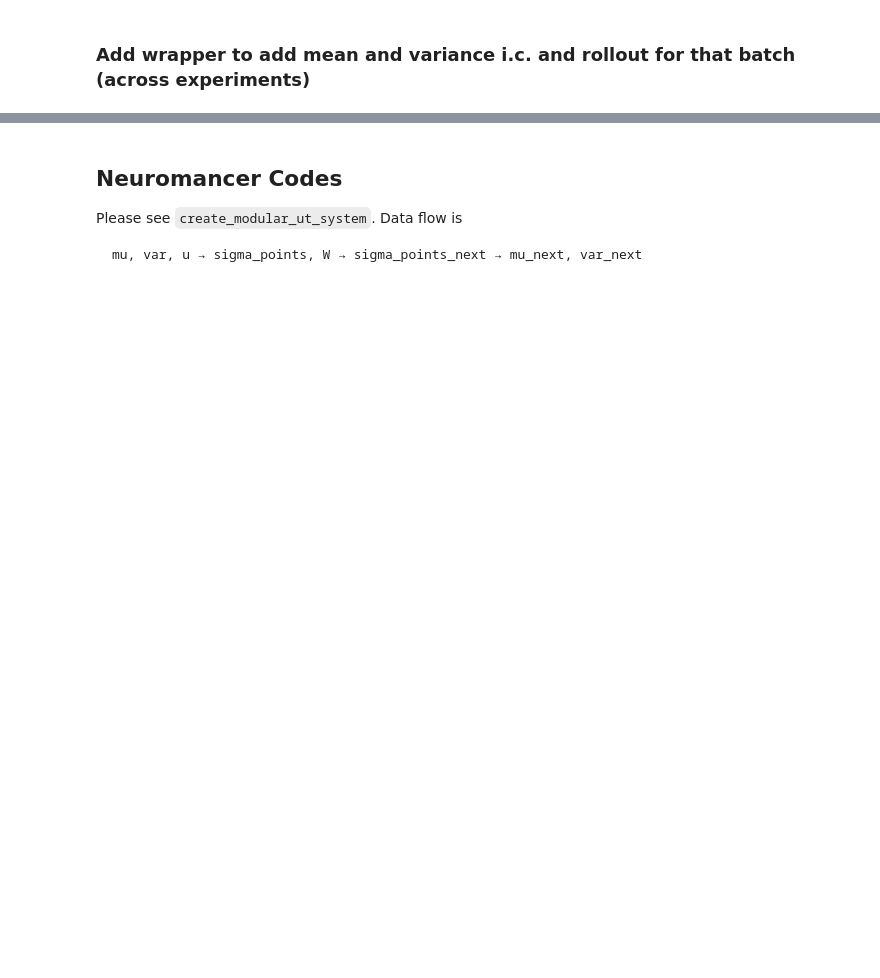
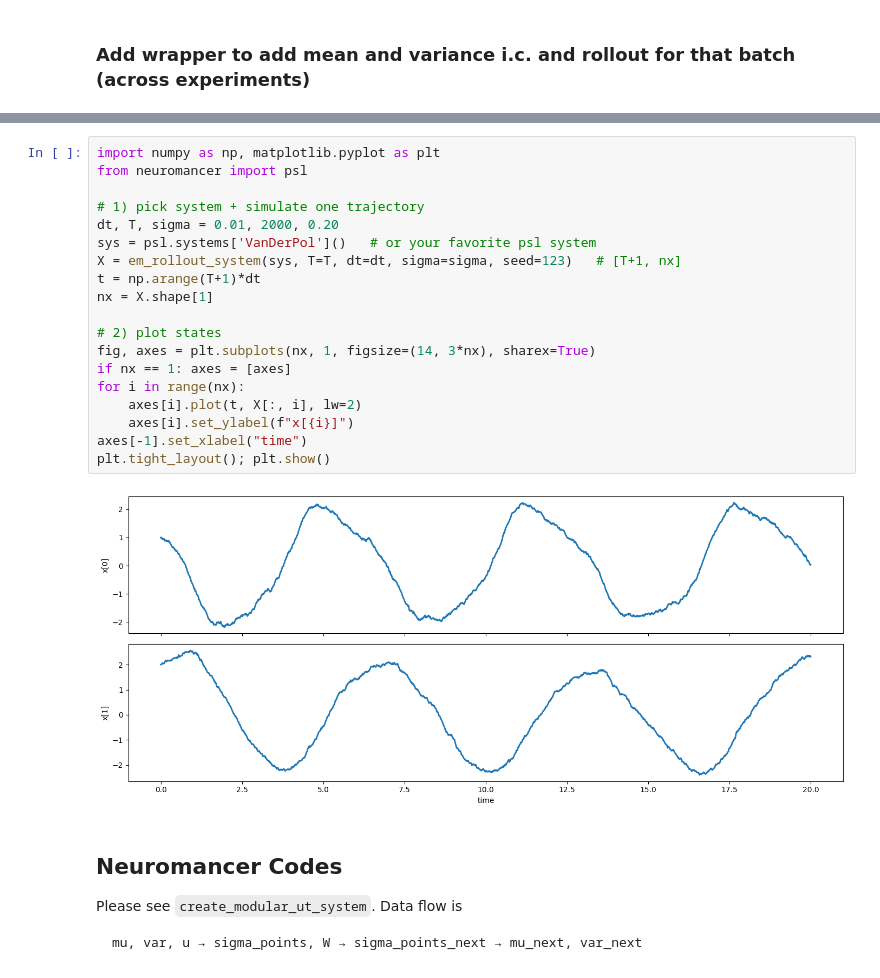
Before and after one commit to pnnl/NeuroSDE, a Jupyter notebook: notebooks/neuromancer_sandbox.ipynb, the cells around one changed output, grey strips where cells are left out. Drawn from its saved outputs; the diff is of its cells as text; blank space fills up the shorter version.

```diff
--- a/notebooks/neuromancer_sandbox.ipynb
+++ b/notebooks/neuromancer_sandbox.ipynb
@@ -232,3 +239,24 @@ wrapped_train = WithStats4D(train_data, exp_dim=-1, unbiased=False)
+# %%
+import numpy as np, matplotlib.pyplot as plt
+from neuromancer import psl
+
+# 1) pick system + simulate one trajectory
+dt, T, sigma = 0.01, 2000, 0.20
+sys = psl.systems['VanDerPol']()   # or your favorite psl system
+X = em_rollout_system(sys, T=T, dt=dt, sigma=sigma, seed=123)   # [T+1, nx]
+t = np.arange(T+1)*dt
+nx = X.shape[1]
+
+# 2) plot states
+fig, axes = plt.subplots(nx, 1, figsize=(14, 3*nx), sharex=True)
+if nx == 1: axes = [axes]
+for i in range(nx):
+    axes[i].plot(t, X[:, i], lw=2)
+    axes[i].set_ylabel(f"x[{i}]")
+axes[-1].set_xlabel("time")
+plt.tight_layout(); plt.show()
+# %% [output]
+[figure, added]
 # %% [markdown]
 ## Neuromancer Codes
 
```
Also changed, not shown: parts of 28 cells of this notebook.
